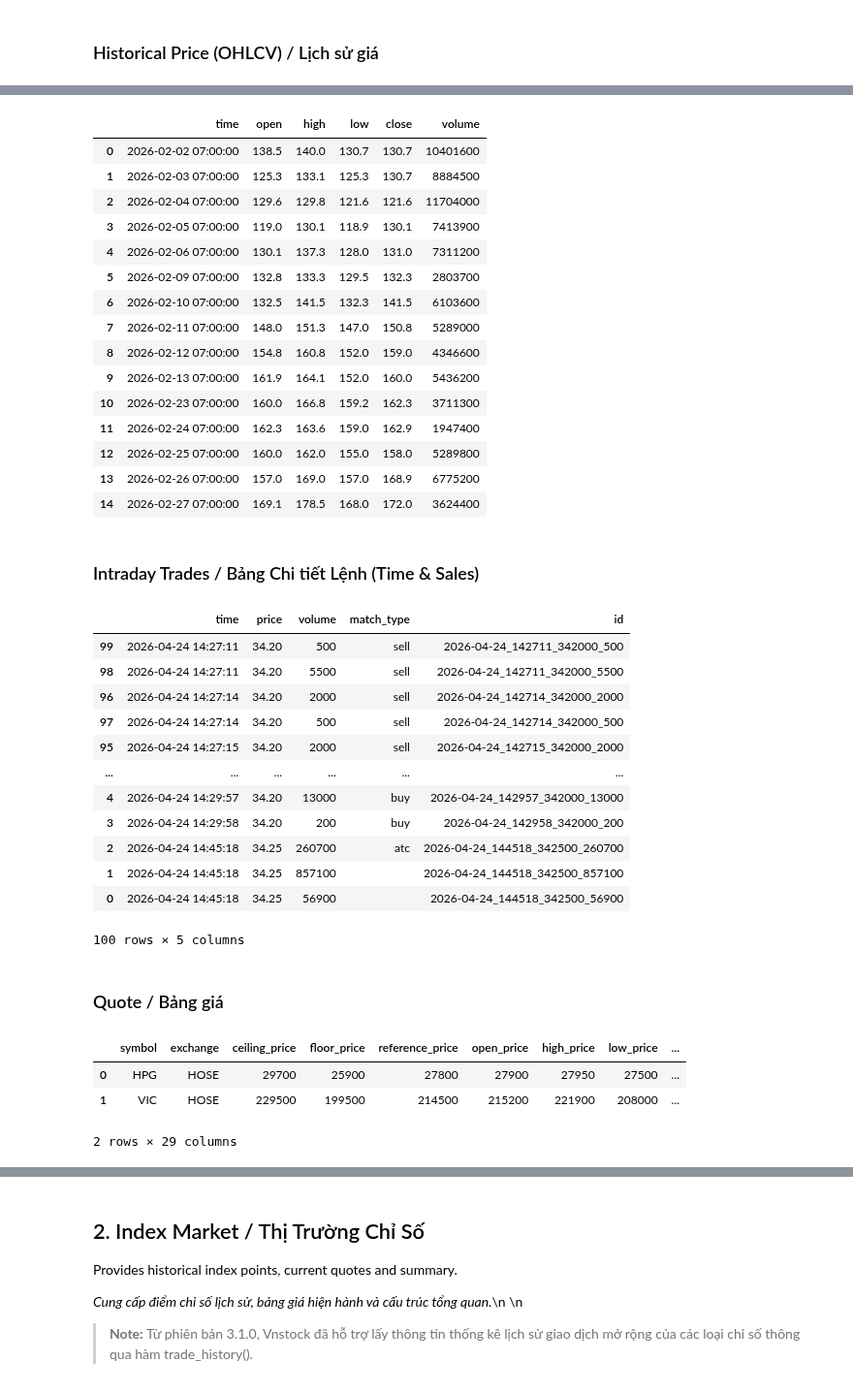
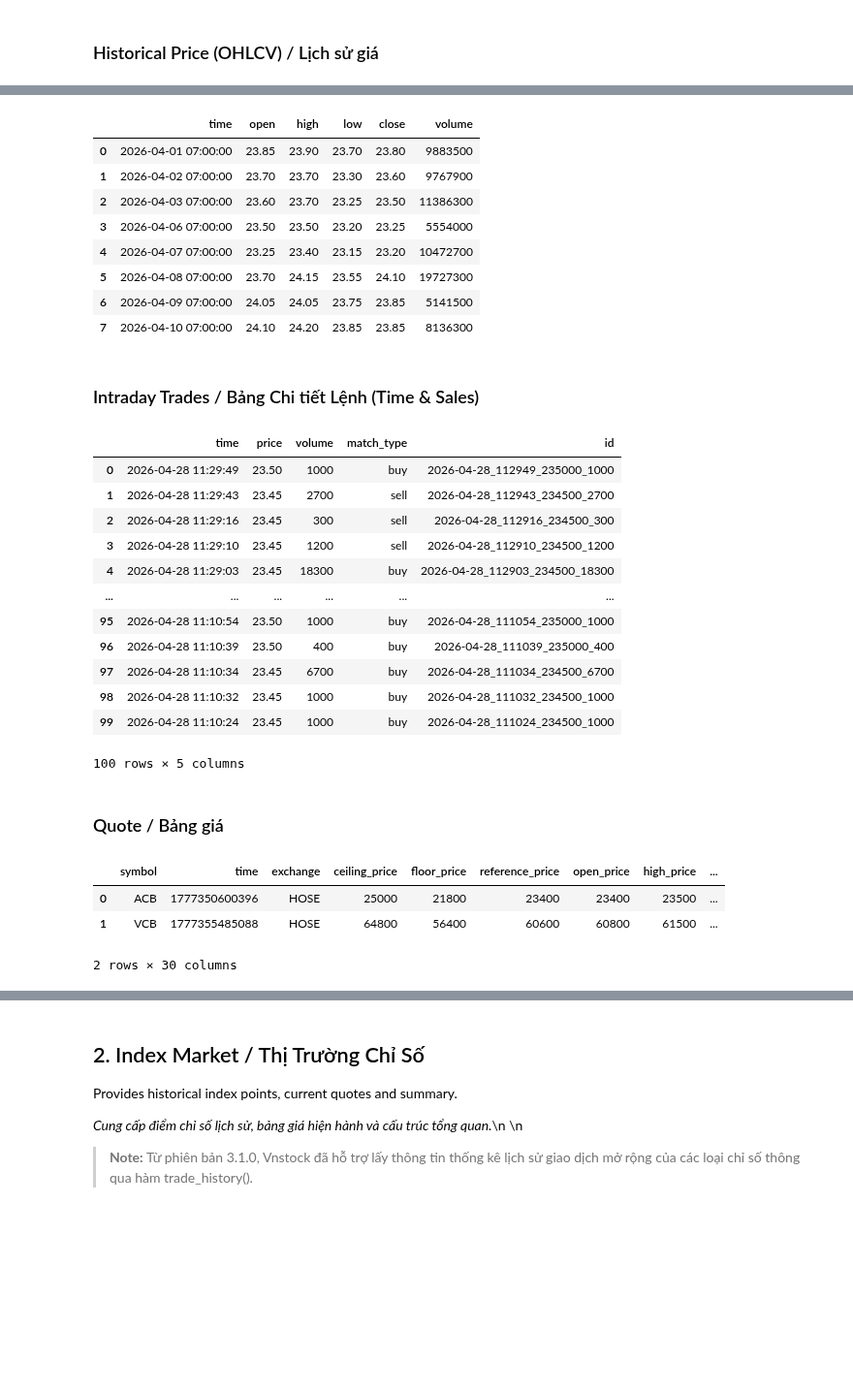
Before and after one commit to thinh-vu/vnstock, a Jupyter notebook: docs/unified-ui/02_Market.ipynb, the cells around one changed output, grey strips where cells are left out. Shown at 97% size. Drawn from its saved outputs; the diff is of its cells as text; code cells hidden in the pictures; blank space fills up the shorter version.

```diff
--- a/docs/unified-ui/02_Market.ipynb
+++ b/docs/unified-ui/02_Market.ipynb
@@ -84,50 +78,43 @@ mkt.equity("VIC").ohlcv(length=30, interval='1D')
 # %%
-df_ohlcv = mkt.equity("VIC").ohlcv(start="2026-02-01", end="2026-03-01")
+df_ohlcv = mkt.equity("ACB").ohlcv(start="2026-04-01", end="2026-04-10")
 df_ohlcv
 # %% [output]
 |  | time | open | high | low | close | volume |
-| 0 | 2026-02-02 07:00:00 | 138.5 | 140.0 | 130.7 | 130.7 | 10401600 |
-| 1 | 2026-02-03 07:00:00 | 125.3 | 133.1 | 125.3 | 130.7 | 8884500 |
-| 2 | 2026-02-04 07:00:00 | 129.6 | 129.8 | 121.6 | 121.6 | 11704000 |
-| 3 | 2026-02-05 07:00:00 | 119.0 | 130.1 | 118.9 | 130.1 | 7413900 |
-| 4 | 2026-02-06 07:00:00 | 130.1 | 137.3 | 128.0 | 131.0 | 7311200 |
-| 5 | 2026-02-09 07:00:00 | 132.8 | 133.3 | 129.5 | 132.3 | 2803700 |
-| 6 | 2026-02-10 07:00:00 | 132.5 | 141.5 | 132.3 | 141.5 | 6103600 |
-| 7 | 2026-02-11 07:00:00 | 148.0 | 151.3 | 147.0 | 150.8 | 5289000 |
-| 8 | 2026-02-12 07:00:00 | 154.8 | 160.8 | 152.0 | 159.0 | 4346600 |
-| 9 | 2026-02-13 07:00:00 | 161.9 | 164.1 | 152.0 | 160.0 | 5436200 |
-| 10 | 2026-02-23 07:00:00 | 160.0 | 166.8 | 159.2 | 162.3 | 3711300 |
-| 11 | 2026-02-24 07:00:00 | 162.3 | 163.6 | 159.0 | 162.9 | 1947400 |
-| 12 | 2026-02-25 07:00:00 | 160.0 | 162.0 | 155.0 | 158.0 | 5289800 |
-| 13 | 2026-02-26 07:00:00 | 157.0 | 169.0 | 157.0 | 168.9 | 6775200 |
-| 14 | 2026-02-27 07:00:00 | 169.1 | 178.5 | 168.0 | 172.0 | 3624400 |
+| 0 | 2026-04-01 07:00:00 | 23.85 | 23.90 | 23.70 | 23.80 | 9883500 |
+| 1 | 2026-04-02 07:00:00 | 23.70 | 23.70 | 23.30 | 23.60 | 9767900 |
+| 2 | 2026-04-03 07:00:00 | 23.60 | 23.70 | 23.25 | 23.50 | 11386300 |
+| 3 | 2026-04-06 07:00:00 | 23.50 | 23.50 | 23.20 | 23.25 | 5554000 |
+| 4 | 2026-04-07 07:00:00 | 23.25 | 23.40 | 23.15 | 23.20 | 10472700 |
+| 5 | 2026-04-08 07:00:00 | 23.70 | 24.15 | 23.55 | 24.10 | 19727300 |
+| 6 | 2026-04-09 07:00:00 | 24.05 | 24.05 | 23.75 | 23.85 | 5141500 |
+| 7 | 2026-04-10 07:00:00 | 24.10 | 24.20 | 23.85 | 23.85 | 8136300 |
 # %% [markdown]
 ### Intraday Trades / Bảng Chi tiết Lệnh (Time & Sales)
 # %%
-df_trades = mkt.equity("TCB").trades()
+df_trades = mkt.equity("ACB").trades()
 df_trades
 # %% [output]
 |  | time | price | volume | match_type | id |
-| 99 | 2026-04-24 14:27:11 | 34.20 | 500 | sell | 2026-04-24_142711_342000_500 |
-| 98 | 2026-04-24 14:27:11 | 34.20 | 5500 | sell | 2026-04-24_142711_342000_5500 |
-| 96 | 2026-04-24 14:27:14 | 34.20 | 2000 | sell | 2026-04-24_142714_342000_2000 |
-| 97 | 2026-04-24 14:27:14 | 34.20 | 500 | sell | 2026-04-24_142714_342000_500 |
-| 95 | 2026-04-24 14:27:15 | 34.20 | 2000 | sell | 2026-04-24_142715_342000_2000 |
+| 0 | 2026-04-28 11:29:49 | 23.50 | 1000 | buy | 2026-04-28_112949_235000_1000 |
+| 1 | 2026-04-28 11:29:43 | 23.45 | 2700 | sell | 2026-04-28_112943_234500_2700 |
+| 2 | 2026-04-28 11:29:16 | 23.45 | 300 | sell | 2026-04-28_112916_234500_300 |
+| 3 | 2026-04-28 11:29:10 | 23.45 | 1200 | sell | 2026-04-28_112910_234500_1200 |
+| 4 | 2026-04-28 11:29:03 | 23.45 | 18300 | buy | 2026-04-28_112903_234500_18300 |
 | ... | ... | ... | ... | ... | ... |
-| 4 | 2026-04-24 14:29:57 | 34.20 | 13000 | buy | 2026-04-24_142957_342000_13000 |
-| 3 | 2026-04-24 14:29:58 | 34.20 | 200 | buy | 2026-04-24_142958_342000_200 |
-| 2 | 2026-04-24 14:45:18 | 34.25 | 260700 | atc | 2026-04-24_144518_342500_260700 |
-| 1 | 2026-04-24 14:45:18 | 34.25 | 857100 |  | 2026-04-24_144518_342500_857100 |
-| 0 | 2026-04-24 14:45:18 | 34.25 | 56900 |  | 2026-04-24_144518_342500_56900 |
+| 95 | 2026-04-28 11:10:54 | 23.50 | 1000 | buy | 2026-04-28_111054_235000_1000 |
+| 96 | 2026-04-28 11:10:39 | 23.50 | 400 | buy | 2026-04-28_111039_235000_400 |
+| 97 | 2026-04-28 11:10:34 | 23.45 | 6700 | buy | 2026-04-28_111034_234500_6700 |
+| 98 | 2026-04-28 11:10:32 | 23.45 | 1000 | buy | 2026-04-28_111032_234500_1000 |
+| 99 | 2026-04-28 11:10:24 | 23.45 | 1000 | buy | 2026-04-28_111024_234500_1000 |
 100 rows × 5 columns
 # %% [markdown]
 ### Quote / Bảng giá
 # %%
-mkt.equity(["HPG", "VIC"]).quote()
+mkt.equity(["ACB", "VCB"]).quote()
 # %% [output]
-|  | symbol | exchange | ceiling_price | floor_price | reference_price | open_price | high_price | low_price | ... |
-| 0 | HPG | HOSE | 29700 | 25900 | 27800 | 27900 | 27950 | 27500 | ... |
-| 1 | VIC | HOSE | 229500 | 199500 | 214500 | 215200 | 221900 | 208000 | ... |
+|  | symbol | time | exchange | ceiling_price | floor_price | reference_price | open_price | high_price | ... |
+| 0 | ACB | 1777350600396 | HOSE | 25000 | 21800 | 23400 | 23400 | 23500 | ... |
+| 1 | VCB | 1777355485088 | HOSE | 64800 | 56400 | 60600 | 60800 | 61500 | ... |
-2 rows × 29 columns
+2 rows × 30 columns
 # %%
 quote = mkt.equity("HPG").quote()
```
Also changed, not shown: parts of 15 cells of this notebook, 42 other files.
